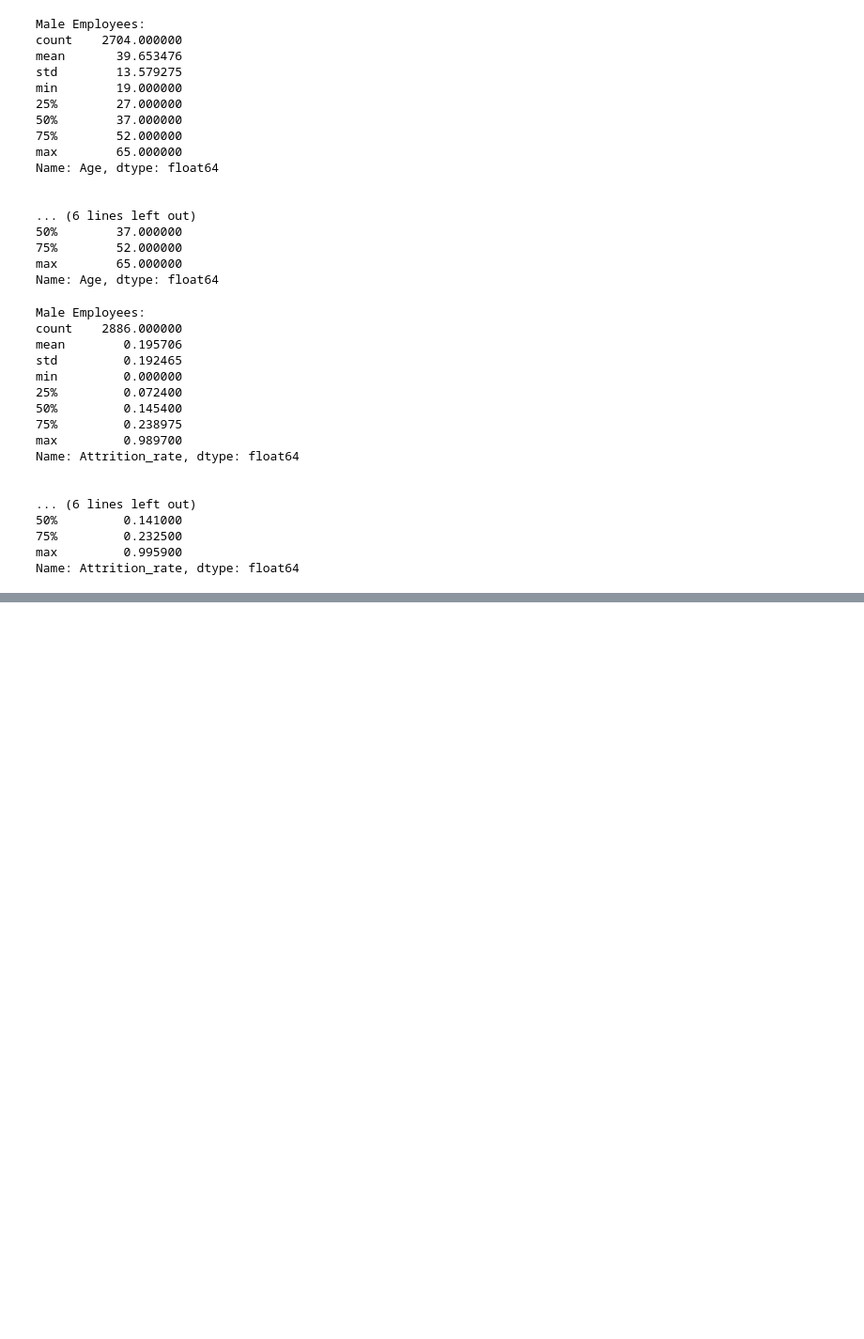
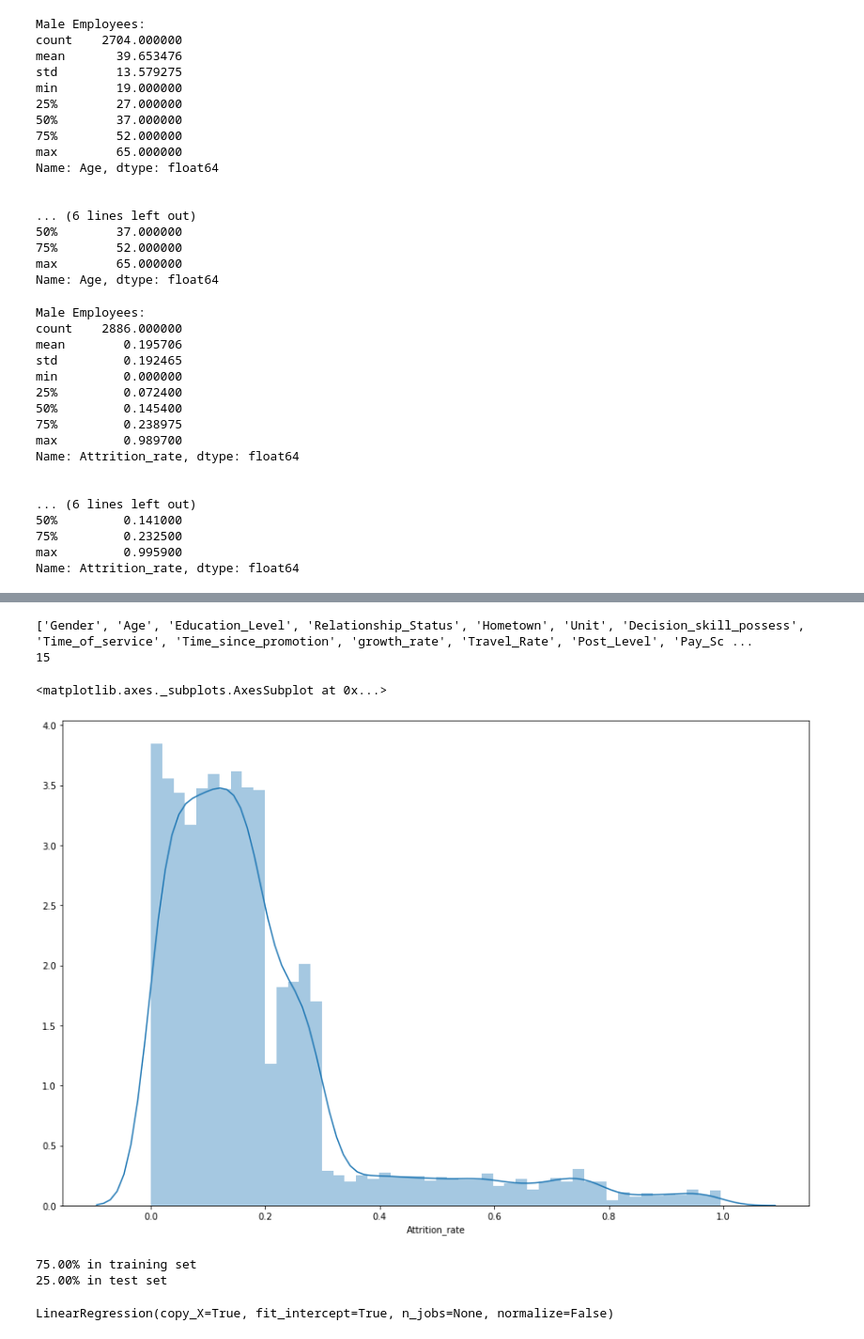
Before and after one commit to Badhansen/HackerEarth-Will-your-employees-leave-you, a Jupyter notebook: notebook.ipynb, the cells around one changed output, grey strips where cells are left out. Shown at 94% size. Drawn from its saved outputs; the diff is of its cells as text; code cells hidden in the pictures; blank space fills up the shorter version.

```diff
--- a/notebook.ipynb
+++ b/notebook.ipynb
@@ -174,0 +223,7 @@ for feature in features_list:
+# %%
+# Convert the categorical data into numaric value
+
+for feature in features_list:
+    if train_data[feature].dtype == 'object':
+        train_data[feature] = train_data[feature].astype('category')
+        train_data[feature] = train_data[feature].cat.codes
@@ -174,0 +319,5 @@ for feature in features_list:
+# %%
+train_data['Age'].fillna(train_data['Age'].mean(), inplace=True)
+train_data['Time_of_service'].fillna(train_data['Time_of_service'].mean(), inplace=True)
+train_data['Pay_Scale'].fillna(train_data['Pay_Scale'].mean(), inplace=True)
+train_data['Work_Life_balance'].fillna(train_data['Work_Life_balance'].mean(), inplace=True)
@@ -174,0 +392,14 @@ for feature in features_list:
+# %%
+print(feature_column_names)
+print(len(feature_column_names))
+# %% [output]
+['Gender', 'Age', 'Education_Level', 'Relationship_Status', 'Hometown', 'Unit', 'Decision_skill_possess', 'Time_of_service', 'Time_since_promotion', 'growth_rate', 'Travel_Rate', 'Post_Level', 'Pay_Sc ...
+15
+# %%
+import seaborn as sns
+plt.figure(figsize=(15,10))
+plt.tight_layout()
+sns.distplot(train_data['Attrition_rate'])
+# %% [output]
+<matplotlib.axes._subplots.AxesSubplot at 0x...>
+[figure, added]
@@ -174,0 +421,16 @@ for feature in features_list:
+# %%
+print("{0:0.2f}% in training set".format((len(X_train)/len(train_data.index)) * 100))
+print("{0:0.2f}% in test set".format((len(X_test)/len(train_data.index)) * 100))
+# %% [output]
+75.00% in training set
+25.00% in test set
+# %%
+from sklearn.linear_model import LinearRegression
+from sklearn import metrics # performance metrics library
+
+
+# Linear Regression
+regressor = LinearRegression()
+regressor.fit(X_train, y_train) #training the algorithm
+# %% [output]
+LinearRegression(copy_X=True, fit_intercept=True, n_jobs=None, normalize=False)
```
Also changed, not shown: parts of 31 cells of this notebook, 1 other file.
